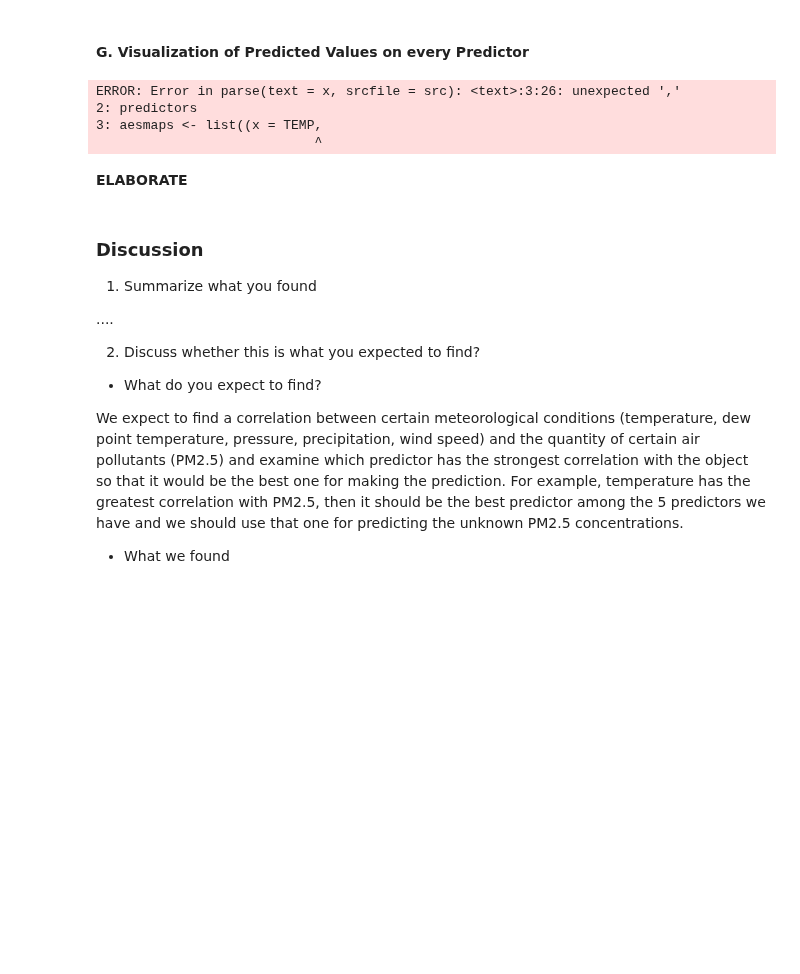
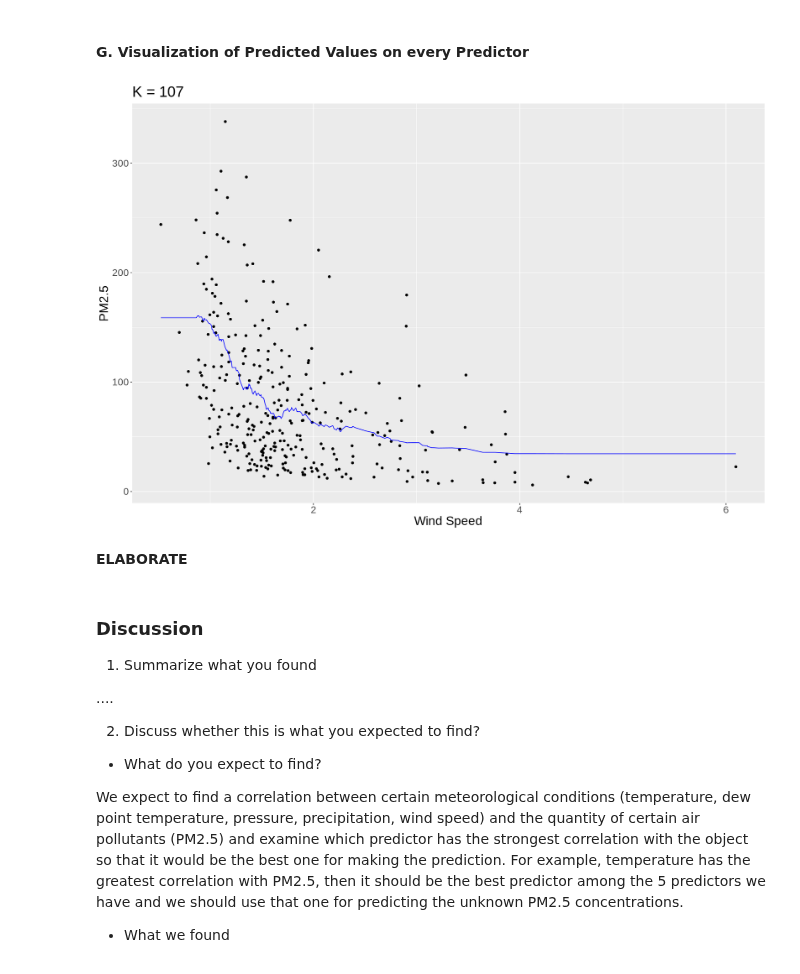
Before and after one commit to Noname397/dsci100groupproject96, a Jupyter notebook: Final Project.ipynb, the cells around one changed output. Saved outputs shown, nothing was run; the diff lists cells and outputs as text; code cells hidden in the pictures; blank space fills up the shorter version.

Commit message:
wspm

```diff
--- a/Final Project.ipynb
+++ b/Final Project.ipynb
@@ -355,12 +313,10 @@ A tibble: 400 × 7
 # %%
-weather_mins <- list()
-for (x in weather_results_list) {
-    min <- x |>
-    filter(.metric == "rmse") |>
-    arrange(mean) |>
-    head(1)
-    weather_mins <- append(weather_mins, list(min))}
-weather_mins
+weather_min <- weather_results |>
+            filter(.metric == "rmse") |>
+            arrange(mean) |>
+            slice(n = 1)
+
+weather_min
 # %% [output]
 A tibble: 1 × 7
 | neighbors | .metric | .estimator | mean | n | std_err | .config |
@@ -453,12 +363,9 @@ Best k: 107
 # %% [markdown]
 #### **F.  Produce the Calculated Predicted Values against The Object of Prediction itself (PM2.5):** *Using the Trained Workflow on a new unseen Dataset (Testing Weather Data)*
 # %%
-weather_preds <- list()
-for (i in 1:5)
-{pred <- predict(weather_best_fits[[i]], weather_testing) |>
-bind_cols(weather_testing)
-weather_preds <- append(weather_preds, list(pred))
-}
+weather_preds <- weather_best_fit |>
+                predict(weather_testing) |>
+                bind_cols(weather_testing)
 # %%
 weather_preds
 # %% [output]
@@ -553,32 +382,19 @@ A tibble: 3 × 3
 # %% [markdown]
 #### **G.  Visualization of Predicted Values on every Predictor**
 # %%
-weather_plots <- list()
-predictors
-aesmaps <- list((x = TEMP, y = PM2.5), (x = PRES, y = PM2.5), (x = DEWP, y = PM2.5), (x = RAIN, y = PM2.5), (x = WSPM, y = PM2.5))
-for (i in 1:5) {
-    plot <- ggplot(weather_preds[[i]], aes(aesmaps[[i]])) +
+weather_plot <- ggplot(weather_preds, aes(x = WSPM, y = PM2.5)) +
     geom_point() +
-    geom_line(data = weather_preds[[i]],
-              mapping = aes(x = predictors[[i]], y = .pred),
+    geom_line(data = weather_preds,
+              mapping = aes(x = WSPM, y = .pred),
               color = "blue") +
+    xlab("Wind Speed") +
     ylab("PM2.5") +
-    xlab("Temperature (Celcius)") +
-    ggtitle(paste0("K = ", k_mins[[i]])) +
+    ggtitle(paste0("K = ", k_min)) +
     theme(text = element_text(size = 20))
-    weather_plots <- append(weather_plots, list(plot))
-}
 
-#weather_plots
-options(repr.plot.width = 22)
-panel1 <- plot_grid(plotlist = weather_plots)
-
-panel1
+weather_plot
 # %% [output]
-ERROR: Error in parse(text = x, srcfile = src): <text>:3:26: unexpected ','
-2: predictors
-3: aesmaps <- list((x = TEMP,
-                            ^
+[figure, added]
 # %% [markdown]
 **ELABORATE**
 # %% [markdown]
```
Also changed, not shown: parts of 11 cells of this notebook.
